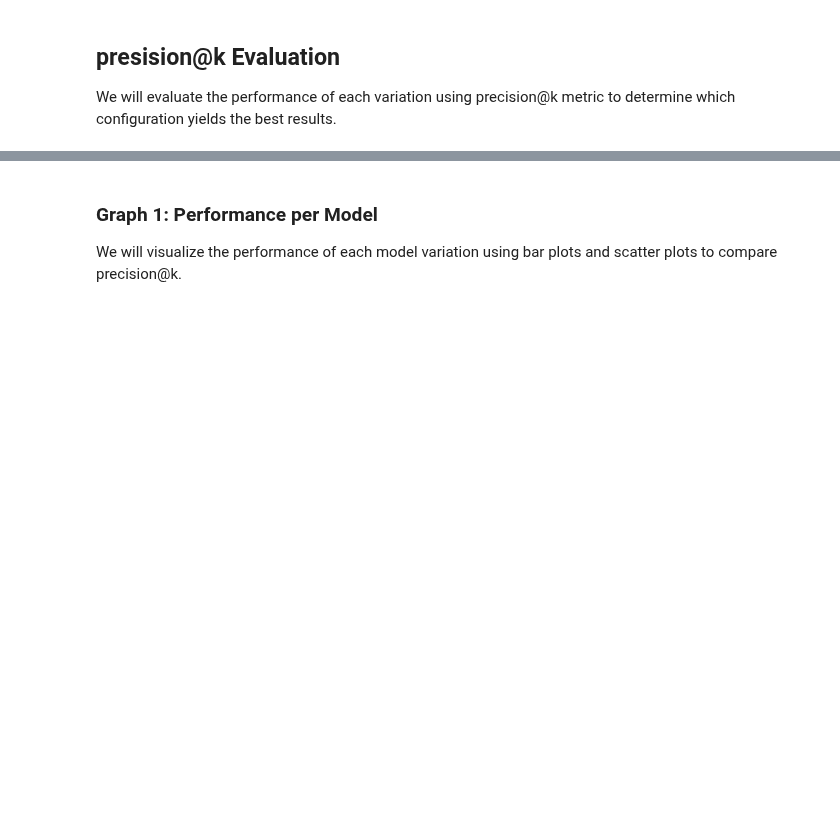
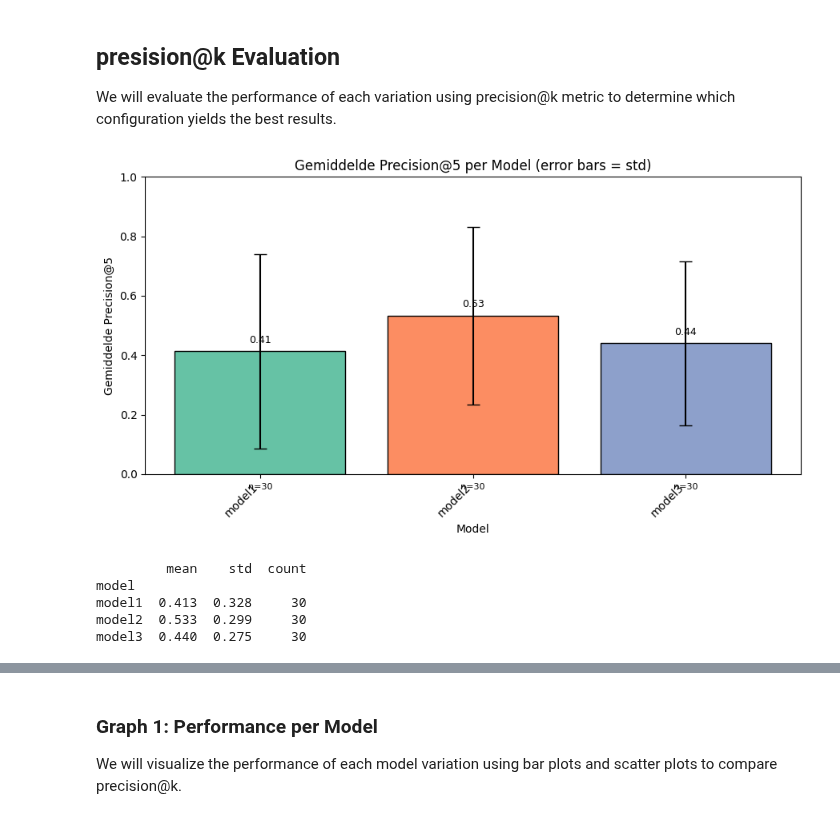
Before and after one commit to DanielvG-IT/Avans, a Jupyter notebook: Notebooks/8_optimization_se.ipynb, the cells around one changed output, grey strips where cells are left out. Saved outputs shown, nothing was run; the diff lists cells and outputs as text; code cells hidden in the pictures; blank space fills up the shorter version.

```diff
--- a/Notebooks/8_optimization_se.ipynb
+++ b/Notebooks/8_optimization_se.ipynb
@@ -141,10 +145,10 @@ For the model choices, we will experiment with different embedding models. Each
 force_cpu = False
 
 # CUDA → NVIDIA GPU
-if not force_cpu and util.torch.cuda.is_available():
+if not force_cpu and torch.cuda.is_available():
   device = "cuda"
 # MPS → Apple Silicon GPU
-elif not force_cpu and hasattr(util.torch.backends, "mps") and util.torch.backends.mps.is_available():
+elif not force_cpu and hasattr(torch.backends, "mps") and torch.backends.mps.is_available():
   device = "mps"
 # CPU fallback
 else:
@@ -152,7 +156,7 @@ else:
 
 if device == "cpu":
   core_count = psutil.cpu_count(logical=True)
-  util.torch.set_num_threads(core_count) # PyTorch threading
+  torch.set_num_threads(core_count) # PyTorch threading
   cpu_brand = platform.processor().lower()
 
 print(f"Using device: {device}")
@@ -168,8 +170,8 @@ model_options = {
     "model1": SentenceTransformer("all-MiniLM-L6-v2", device=device),
     "model2": SentenceTransformer("paraphrase-multilingual-MiniLM-L12-v2", device=device),
     "model3": SentenceTransformer("distiluse-base-multilingual-cased-v2", device=device),
-    "model4": SentenceTransformer("paraphrase-multilingual-mpnet-base-v2", device=device),
-    "model5": SentenceTransformer("multi-qa-mpnet-base-dot-v1", device=device),
+    # "model4": SentenceTransformer("paraphrase-multilingual-mpnet-base-v2", device=device),
+    # "model5": SentenceTransformer("multi-qa-mpnet-base-dot-v1", device=device),
 }
 # %% [markdown]
 For the similarity metrics, we will experiment with different distance metrics to measure the similarity between embeddings. Common choices include cosine similarity, Euclidean distance, and Manhattan distance. Each metric may capture different aspects of similarity, and we will evaluate their impact on the recommendation quality.
@@ -186,7 +188,7 @@ def batch_encode(model, texts, batch_size=32):
         batch = texts[i:i+batch_size]
         emb = model.encode(batch, convert_to_tensor=True, device=device)
         embeddings.append(emb)
-    return util.tensor.concatenate(embeddings)
+    return torch.cat(embeddings)
 
 
 def compute_similarity(metric, query_vec, module_vecs):
@@ -300,5 +282,0 @@ student5 :  multi-qa-mpnet-base-dot-v1  |  hard
-# %%
-# Transform benchmark_data into a DataFrame for easier plotting
-benchmark_df = pd.DataFrame(columns=['student','model','nlp','precision@5','time_sec'])
-for entry in benchmark_data:
-    benchmark_df = pd.concat([benchmark_df, pd.DataFrame([entry])], ignore_index=True)
@@ -305,4 +285,44 @@ for entry in benchmark_data:
 # %% [markdown]
 ## presision@k Evaluation
 We will evaluate the performance of each variation using precision@k metric to determine which configuration yields the best results.
+# %%
+# Aggregate mean, std and count per model
+agg = benchmark_df.groupby("model")["precision@5"].agg(["mean", "std", "count"]).reset_index().set_index("model")
+means = agg["mean"].fillna(0).values
+stds = agg["std"].fillna(0).values
+counts = agg["count"].astype(int).values
+model_names = agg.index.tolist()
+
+# Plot bar chart with error bars (std) and annotate sample counts
+plt.figure(figsize=(9, 5))
+palette = sns.color_palette("Set2", n_colors=len(means))
+bars = plt.bar(range(len(means)), means, yerr=stds, capsize=6, color=palette, edgecolor="k")
+
+plt.xticks(range(len(means)), model_names, rotation=45, ha="right")
+plt.ylim(0, 1)
+plt.ylabel("Gemiddelde Precision@5")
+plt.xlabel("Model")
+plt.title("Gemiddelde Precision@5 per Model (error bars = std)")
+
+# Annotate mean values on top of bars and sample counts below ticks
+for i, (b, mean, std, cnt) in enumerate(zip(bars, means, stds, counts)):
+  h = b.get_height()
+  plt.text(b.get_x() + b.get_width() / 2, h + 0.02, f"{mean:.2f}", ha="center", va="bottom", fontsize=9)
+
+# put counts under the x-ticks (so they align with rotated labels)
+for i, cnt in enumerate(counts):
+  plt.text(i, -0.03, f"n={cnt}", ha="center", va="top", fontsize=8)
+
+plt.tight_layout()
+plt.show()
+
+# Also print the aggregated table for quick inspection
+print(agg[["mean", "std", "count"]].round(3))
+# %% [output]
+[figure, added]
+         mean    std  count
+model
+model1  0.413  0.328     30
+model2  0.533  0.299     30
+model3  0.440  0.275     30
 # %%
```
Also changed, not shown: parts of 11 cells of this notebook, 1 other file.
